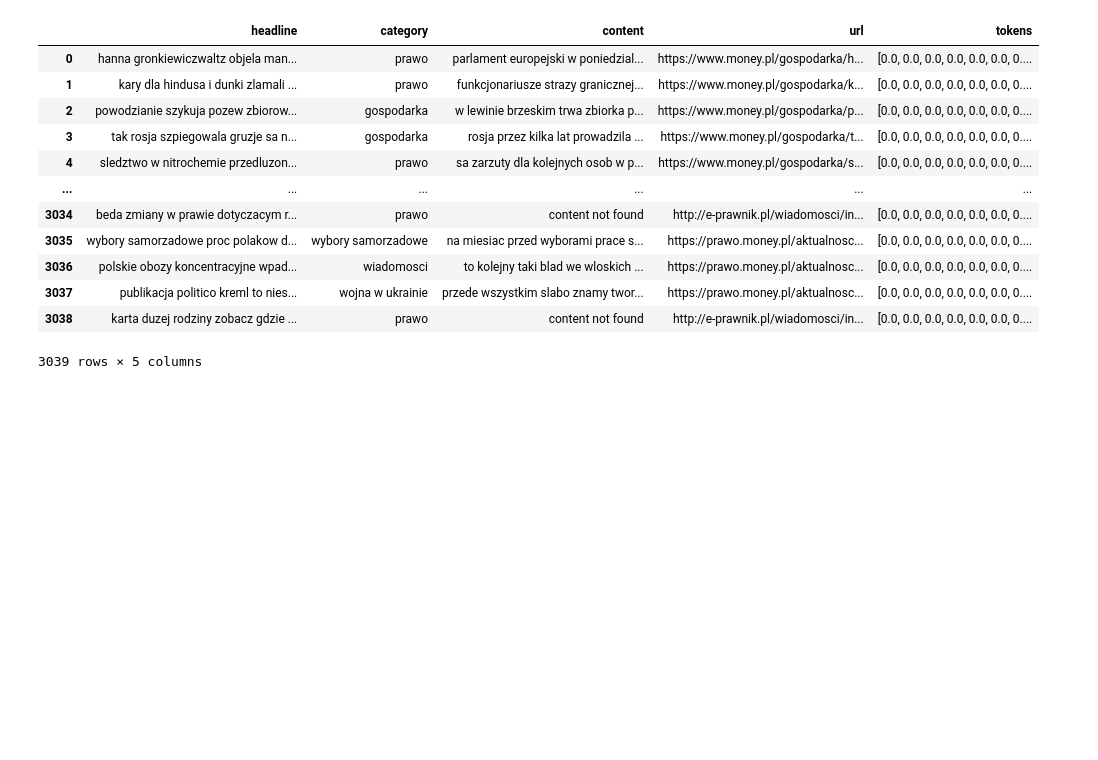
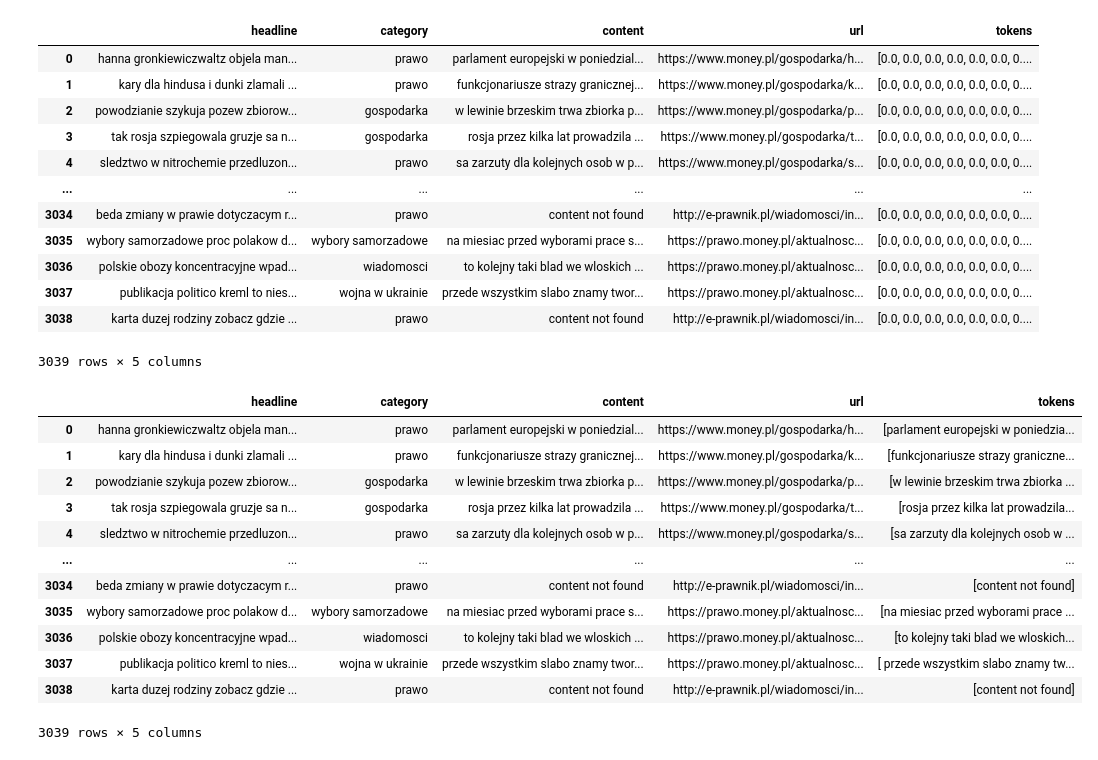
Before and after one commit to mkaniowski/data-minning, a Jupyter notebook: notebooks/tokenize_data.ipynb, the cells around one changed output. Drawn from its saved outputs; the diff is of its cells as text; code cells hidden in the pictures; blank space fills up the shorter version.

Commit message:
:construction: WIP: data classification pipeline

```diff
--- a/notebooks/tokenize_data.ipynb
+++ b/notebooks/tokenize_data.ipynb
@@ -63,0 +60,18 @@ df2.to_csv('../data/tfidf_tokenized_data.csv', index=False)
+# %%
+df3 = tokenize_data(df, 'nltk_sent')
+# %%
+df3
+# %% [output]
+|  | headline | category | content | url | tokens |
+| 0 | hanna gronkiewiczwaltz objela man... | prawo | parlament europejski w poniedzial... | https://www.money.pl/gospodarka/h... | [parlament europejski w poniedzia... |
+| 1 | kary dla hindusa i dunki zlamali ... | prawo | funkcjonariusze strazy granicznej... | https://www.money.pl/gospodarka/k... | [funkcjonariusze strazy graniczne... |
+| 2 | powodzianie szykuja pozew zbiorow... | gospodarka | w lewinie brzeskim trwa zbiorka p... | https://www.money.pl/gospodarka/p... | [w lewinie brzeskim trwa zbiorka ... |
+| 3 | tak rosja szpiegowala gruzje sa n... | gospodarka | rosja przez kilka lat prowadzila ... | https://www.money.pl/gospodarka/t... | [rosja przez kilka lat prowadzila... |
+| 4 | sledztwo w nitrochemie przedluzon... | prawo | sa zarzuty dla kolejnych osob w p... | https://www.money.pl/gospodarka/s... | [sa zarzuty dla kolejnych osob w ... |
+| ... | ... | ... | ... | ... | ... |
+| 3034 | beda zmiany w prawie dotyczacym r... | prawo | content not found | http://e-prawnik.pl/wiadomosci/in... | [content not found] |
+| 3035 | wybory samorzadowe proc polakow d... | wybory samorzadowe | na miesiac przed wyborami prace s... | https://prawo.money.pl/aktualnosc... | [na miesiac przed wyborami prace ... |
+| 3036 | polskie obozy koncentracyjne wpad... | wiadomosci | to kolejny taki blad we wloskich ... | https://prawo.money.pl/aktualnosc... | [to kolejny taki blad we wloskich... |
+| 3037 | publikacja politico kreml to nies... | wojna w ukrainie | przede wszystkim slabo znamy twor... | https://prawo.money.pl/aktualnosc... | [ przede wszystkim slabo znamy tw... |
+| 3038 | karta duzej rodziny zobacz gdzie ... | prawo | content not found | http://e-prawnik.pl/wiadomosci/in... | [content not found] |
+3039 rows × 5 columns
```
Also changed, not shown: parts of 13 cells of this notebook, 9 other files.
